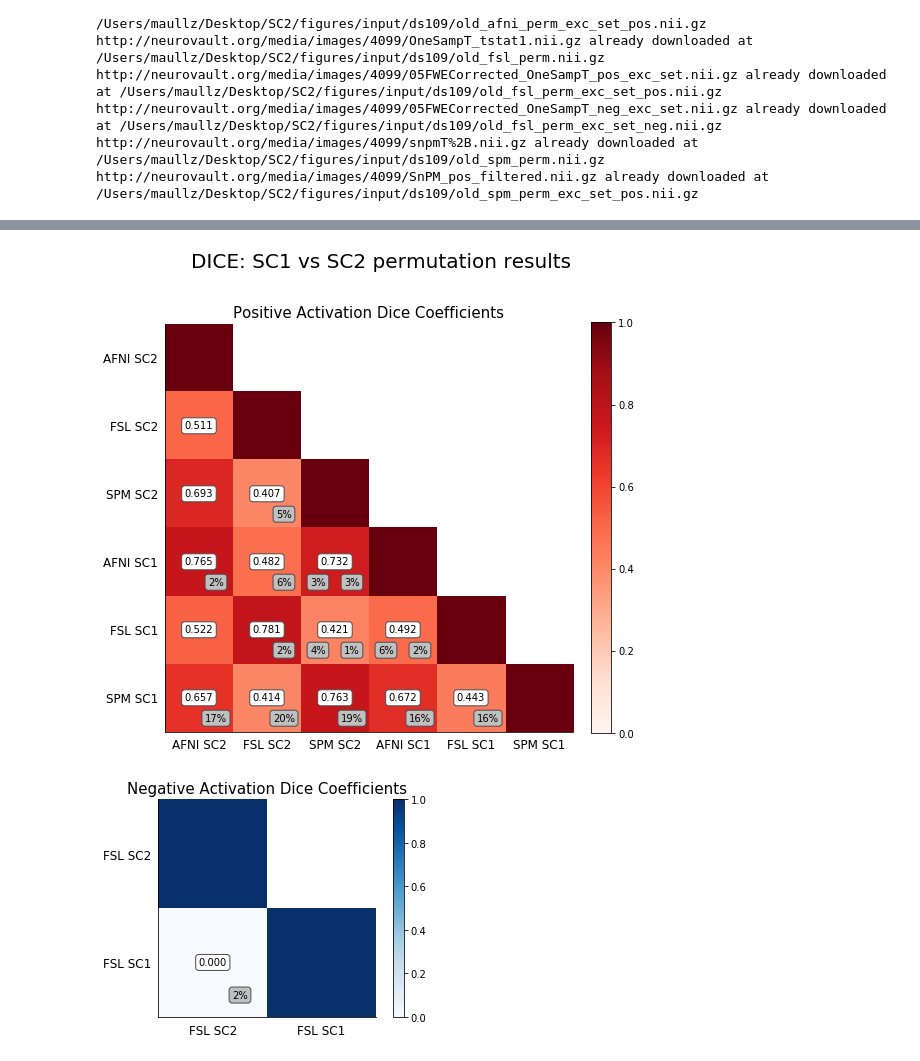
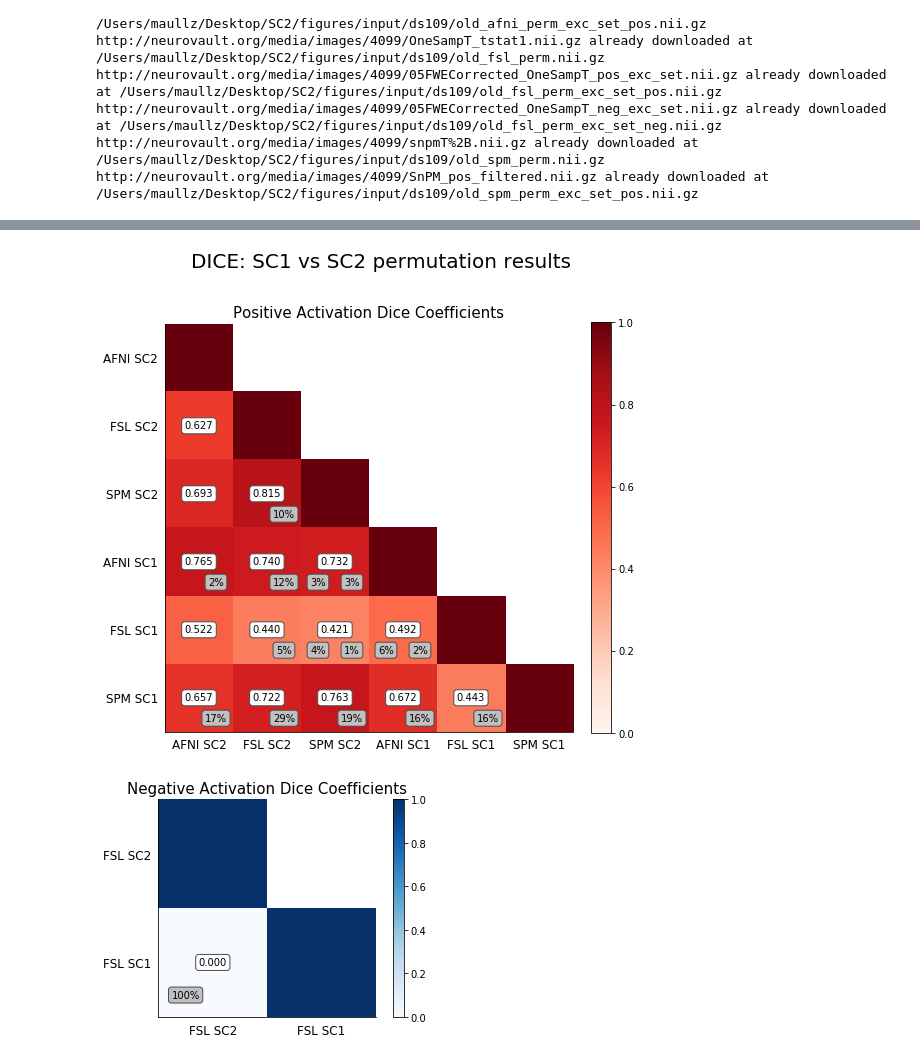
Before and after one commit to NISOx-BDI/SC2, a Jupyter notebook: figures/ds109_notebook.ipynb, the cells around one changed output, grey strips where cells are left out. Cells and saved outputs as stored; diff of their text form; code cells hidden in the pictures.

```diff
--- a/figures/ds109_notebook.ipynb
+++ b/figures/ds109_notebook.ipynb
@@ -432,12 +485,12 @@ dice.dice_old_comparison(afni_exc_set_file, old_afni_exc_set_file, afni_exc_set_
 # %%
 reload(dice)
 dice.dice_old_comparison(afni_perm_pos_exc, old_afni_perm_pos_exc,
-                        fsl_pos_exc=fsl_perm_pos_exc, old_fsl_pos_exc=old_fsl_perm_pos_exc, fsl_neg_exc=fsl_perm_neg_exc, old_fsl_neg_exc=old_fsl_perm_neg_exc,
+                        fsl_pos_exc=fsl_perm_pos_exc, old_fsl_pos_exc=old_fsl_perm_pos_exc, fsl_neg_exc=None, old_fsl_neg_exc=old_fsl_perm_neg_exc,
                         spm_pos_exc=spm_perm_pos_exc, old_spm_pos_exc=old_spm_perm_pos_exc, afni_stat_file=afni_perm, old_afni_stat_file=old_afni_perm_z,
-                        fsl_stat_file=fsl_perm, old_fsl_stat_file=old_fsl_perm, spm_stat_file=spm_perm, old_spm_stat_file=old_spm_perm, study=study + '_perm', perm=True)
+                        fsl_stat_file=fsl_perm, old_fsl_stat_file=old_fsl_perm, spm_stat_file=spm_perm, old_spm_stat_file=old_spm_perm, study=study + '_perm', perm=True, ds109_flag=True)
 # %% [output]
-[figure, old version]
+[figure, new version]
-[figure, old version]
+[figure, new version]
 # %%
 dice.dice_old_comparison(fsl_exc_set_file, fsl_exc_set_file, fsl_exc_set_file_neg, fsl_exc_set_file_neg,
                         afni_design_exc_set_file, spm_design_exc_set_file, afni_design_exc_set_file_neg, spm_design_exc_set_file_neg,
```
Also changed, not shown: parts of 27 cells of this notebook, 4 other files.
